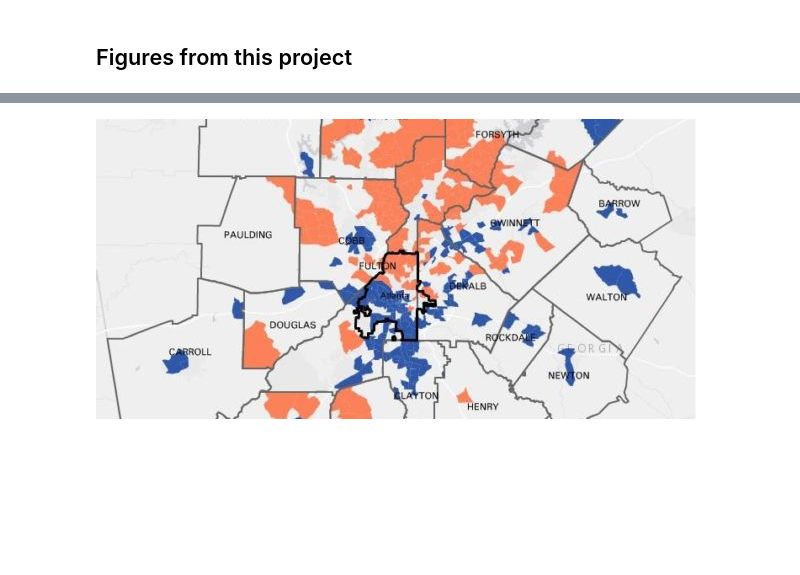
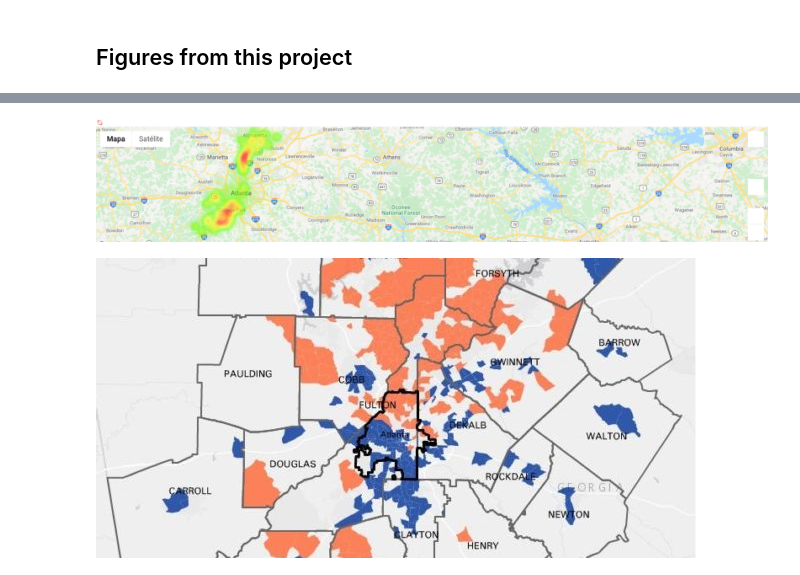
Before and after one commit to jcummingsutk/fulton_county_ERA_applications, a Jupyter notebook: notebook.ipynb, the cells around one changed output, grey strips where cells are left out. Saved outputs shown, nothing was run; the diff lists cells and outputs as text; code cells hidden in the pictures; blank space fills up the shorter version.

Commit message:
heatmap really fixed

```diff
--- a/notebook.ipynb
+++ b/notebook.ipynb
@@ -36,13 +36,6 @@ I had planned on making these classifiers available publicly through a flask app
 # %% [markdown]
  ## Figures from this project
 # %%
-#Below you find a heatmap of the lat/long locations with the higher logistic regression coefficients in red, indicating a higher likelihood of aid received In the next cell a map of the
-# greater atlanta area's richer and poorer neighborhoods. We see from our heatmap that the poorer areas are more likely to receive aid, and that one is less likely to receive aid if they
-# are an applicant from the altlanta area, as the city of atlanta has its own ERA program
-fig = gmaps.figure()
-heatmap = gmaps.heatmap_layer(locations, weights=new_weights, max_intensity = 3*max(new_weights))
-fig.add_layer(heatmap)
-heatmap.point_radius = 22
-#heatmap.gradient = ['white', 'red']
-fig
+from IPython.display import Image
+Image(filename='img/heatmap.png')
 # %% [output]
@@ -50,3 +42,4 @@ fig
+[figure, added]
 # %%
 from IPython.display import Image
 Image(filename='img/high_low_income_area.jpg')
```
Also changed, not shown: parts of 2 cells of this notebook.
